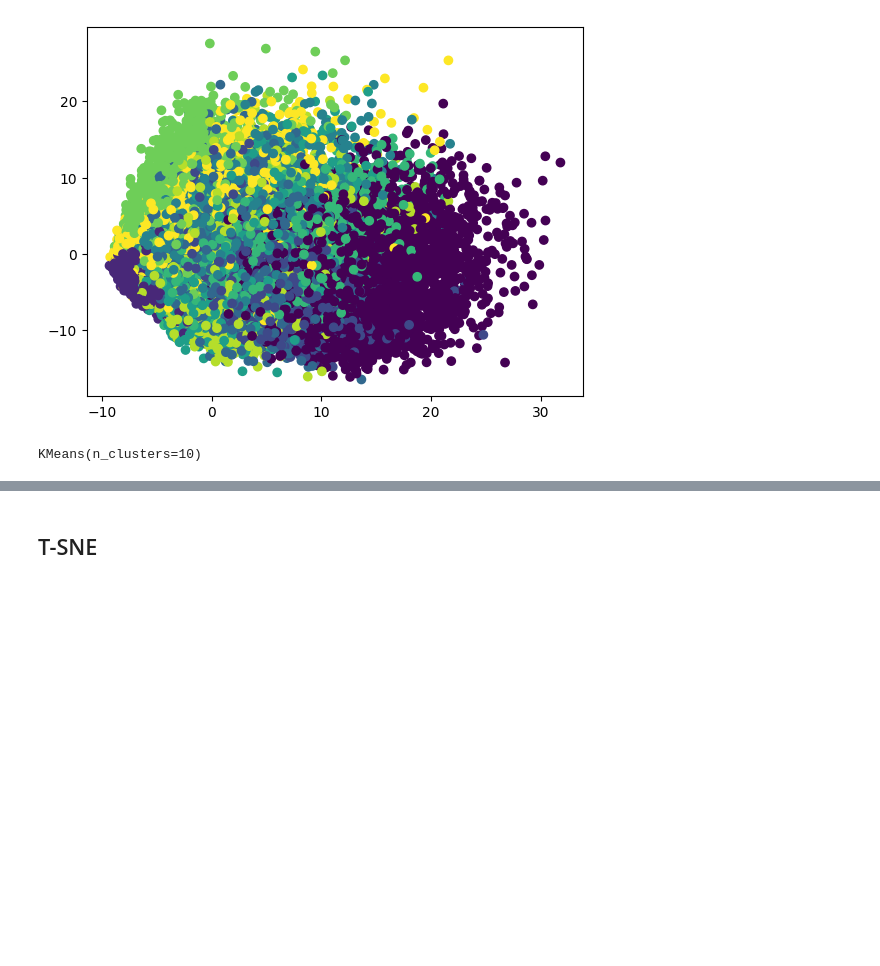
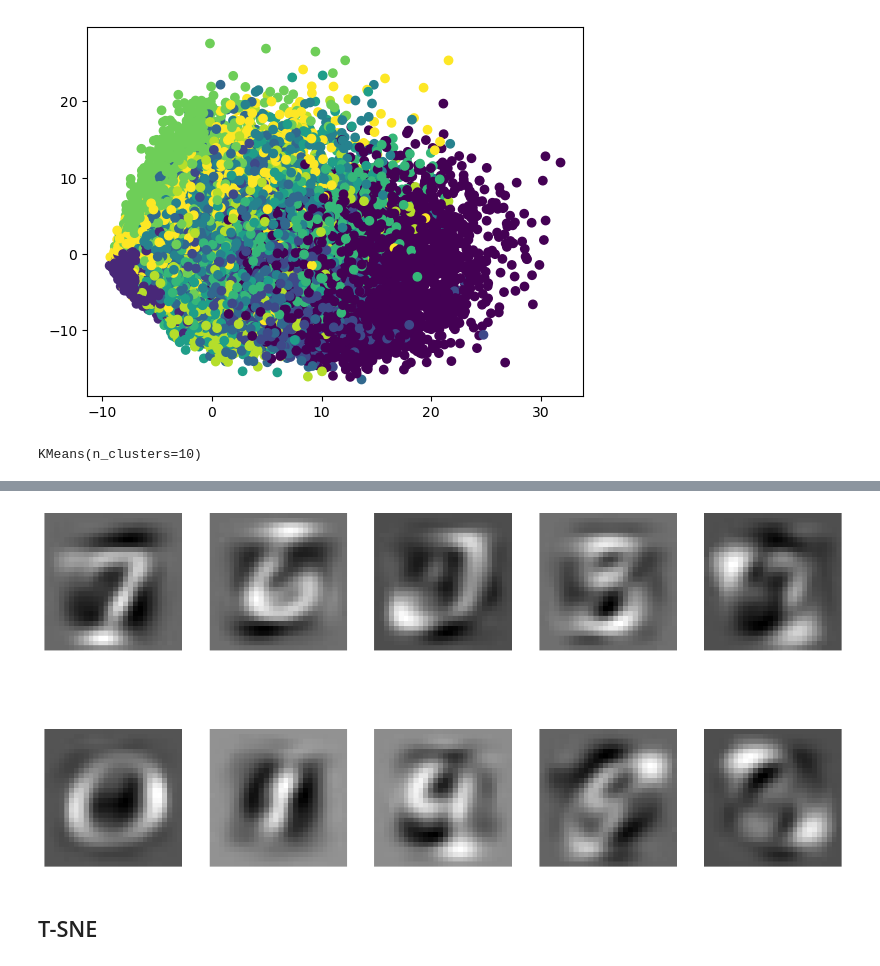
Before and after one commit to SepehrAkbari/LFC-courses, a Jupyter notebook: CSCI-250/3- Dimensionality/MNIST_PCA.ipynb, the cells around one changed output, grey strips where cells are left out. Drawn from its saved outputs; the diff is of its cells as text; code cells hidden in the pictures; blank space fills up the shorter version.

```diff
--- a/CSCI-250/3- Dimensionality/MNIST_PCA.ipynb
+++ b/CSCI-250/3- Dimensionality/MNIST_PCA.ipynb
@@ -132,9 +112,9 @@ plt.imshow(getDigit(digits[k]),'gray')
 # %%
 # Reconstructed digits
-digits2 = np.matmul(lowdigits,pca.components_)
-
-#Have to normalize in the range [0,255] if I want to see them
-d = digits2[k] - min(digits2[k])
-d = d / max(d)
-d = np.uint8(d*255)
-plt.imshow(getDigit(d),'gray')
+def reconstruct(lowdigit, model):
+    digit = np.matmul(lowdigit,pca.components_)
+    #Have to normalize in the range [0,255] if I want to see them
+    d = digit - min(digit)
+    d = d / max(d)
+    d = np.uint8(d*255)
+    return getDigit(d)
@@ -181,3 +158,13 @@ plt.show()
+# %%
+# Display the cluster centers
+fig = plt.figure(figsize=(16, 8))
+for i in range(model.cluster_centers_.shape[0]):
+        ax = fig.add_subplot(2,5,i+1)
+        ax.imshow(reconstruct(model.cluster_centers_[i,:],model),'gray')
+        ax.axis('off')
+plt.show()
+# %% [output]
+[figure, added]
 # %% [markdown]
 ## T-SNE ##
 # %%
```
Also changed, not shown: parts of 10 cells of this notebook, 1 other file.
